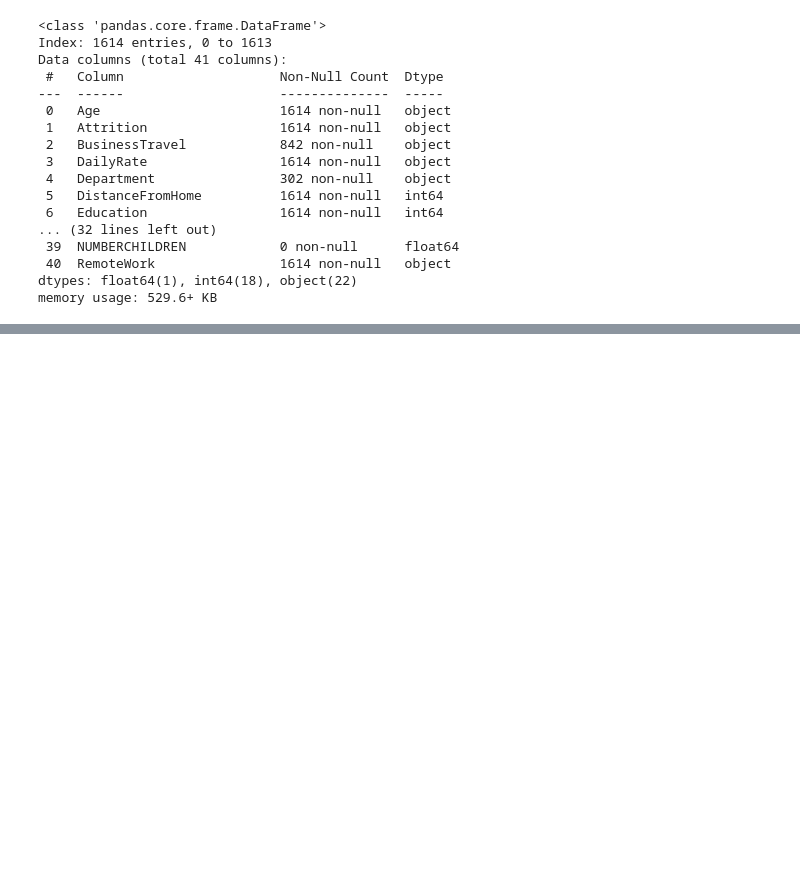
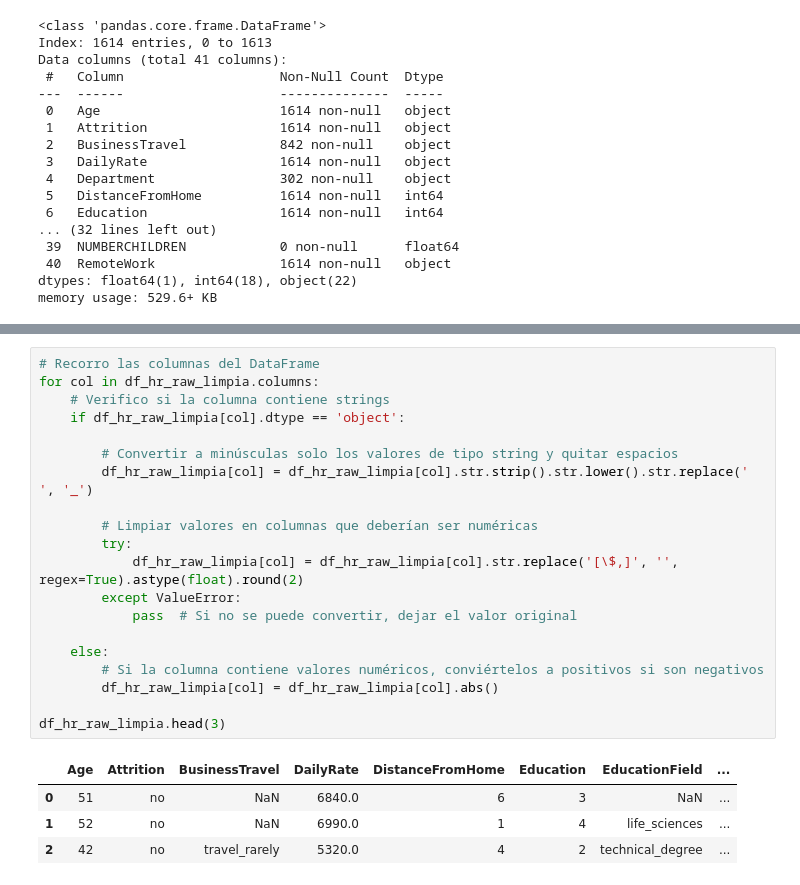
Before and after one commit to LuanaMagnabosco/Project-da-promo-A-modulo-3-team-2, a Jupyter notebook: fase-1-fase-2.ipynb, the cells around one changed output, grey strips where cells are left out. Cells and saved outputs as stored; diff of their text form; blank space fills up the shorter version.

```diff
--- a/fase-1.ipynb
+++ b/fase-1-fase-2.ipynb
@@ -481,0 +531,25 @@ array(['Yes', '1', 'False', '0', 'True'], dtype=object)
+# %%
+# Recorro las columnas del DataFrame
+for col in df_hr_raw_limpia.columns:
+    # Verifico si la columna contiene strings
+    if df_hr_raw_limpia[col].dtype == 'object':
+
+        # Convertir a minúsculas solo los valores de tipo string y quitar espacios
+        df_hr_raw_limpia[col] = df_hr_raw_limpia[col].str.strip().str.lower().str.replace(' ', '_')
+
+        # Limpiar valores en columnas que deberían ser numéricas
+        try:
+            df_hr_raw_limpia[col] = df_hr_raw_limpia[col].str.replace('[\$,]', '', regex=True).astype(float).round(2)
+        except ValueError:
+            pass  # Si no se puede convertir, dejar el valor original
+
+    else:
+        # Si la columna contiene valores numéricos, conviértelos a positivos si son negativos
+        df_hr_raw_limpia[col] = df_hr_raw_limpia[col].abs()
+
+df_hr_raw_limpia.head(3)
+# %% [output]
+|  | Age | Attrition | BusinessTravel | DailyRate | DistanceFromHome | Education | EducationField | ... |
+| 0 | 51 | no | NaN | 6840.0 | 6 | 3 | NaN | ... |
+| 1 | 52 | no | NaN | 6990.0 | 1 | 4 | life_sciences | ... |
+| 2 | 42 | no | travel_rarely | 5320.0 | 4 | 2 | technical_degree | ... |
```
Also changed, not shown: parts of 29 cells of this notebook.
